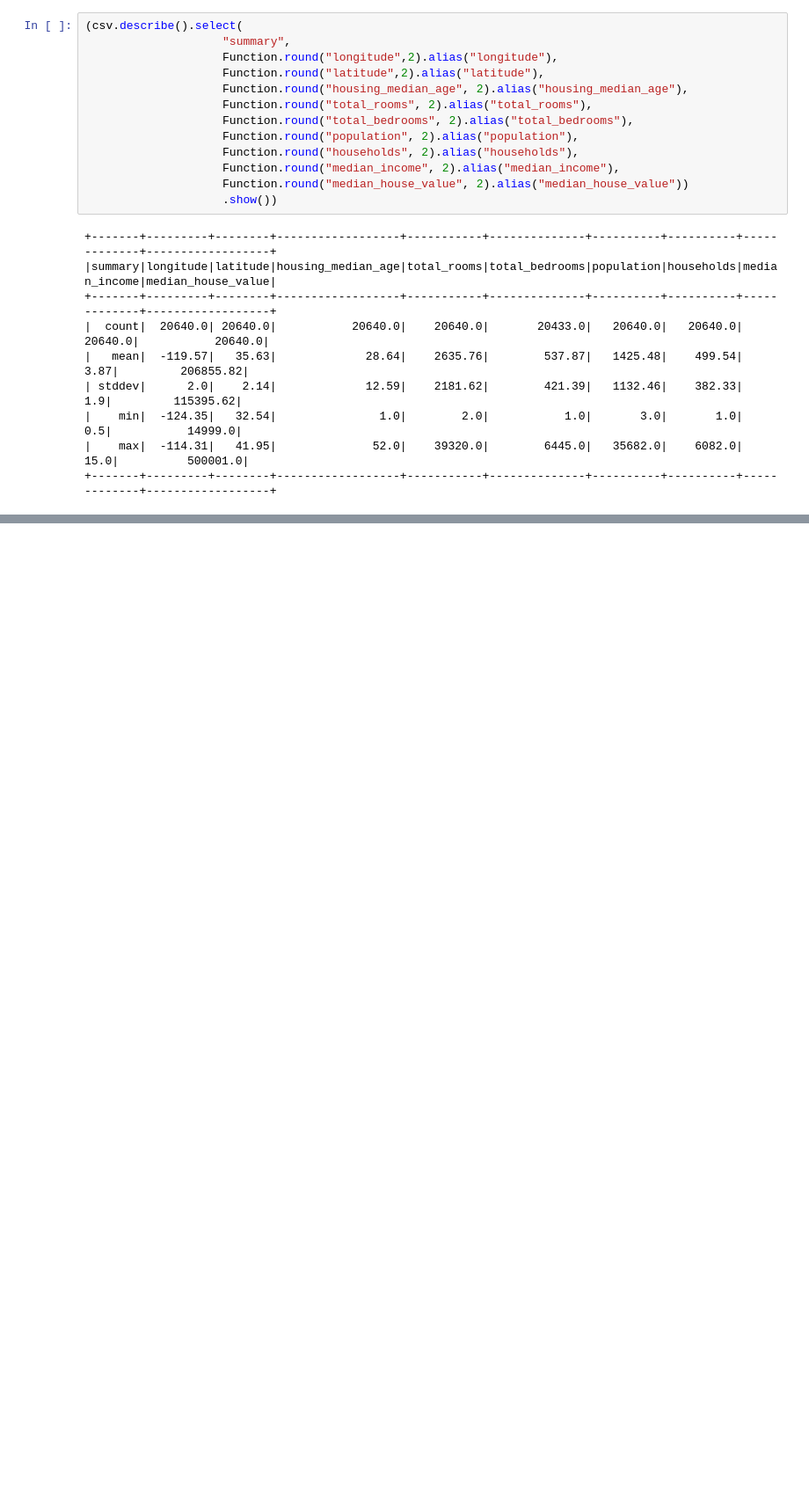
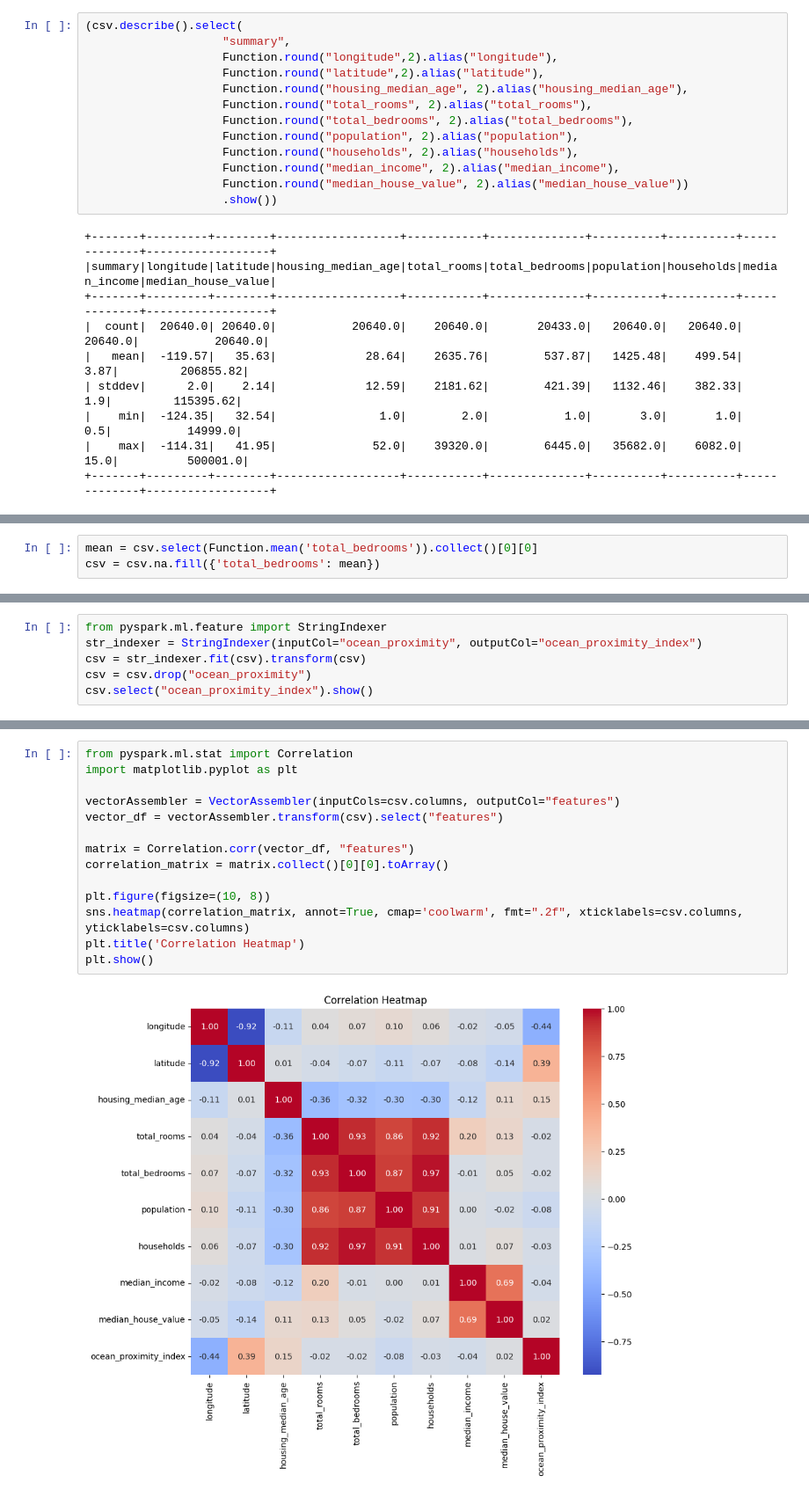
Before and after one commit to YusufDagdeviren/Pyspark-Predict-Housing-Value, a Jupyter notebook: Yusuf_Dagdeviren_Odev_4.ipynb, the cells around one changed output, grey strips where cells are left out. Shown at 88% size. Saved outputs shown, nothing was run; the diff lists cells and outputs as text; blank space fills up the shorter version.

```diff
--- a/Yusuf_Dagdeviren_Odev_4.ipynb
+++ b/Yusuf_Dagdeviren_Odev_4.ipynb
@@ -72,0 +117,3 @@ ocean_prox.toPandas().plot.bar(x="ocean_proximity")
+# %%
+mean = csv.select(Function.mean('total_bedrooms')).collect()[0][0]
+csv = csv.na.fill({'total_bedrooms': mean})
@@ -72,0 +136,6 @@ ocean_prox.toPandas().plot.bar(x="ocean_proximity")
+# %%
+from pyspark.ml.feature import StringIndexer
+str_indexer = StringIndexer(inputCol="ocean_proximity", outputCol="ocean_proximity_index")
+csv = str_indexer.fit(csv).transform(csv)
+csv = csv.drop("ocean_proximity")
+csv.select("ocean_proximity_index").show()
@@ -72,0 +162,16 @@ ocean_prox.toPandas().plot.bar(x="ocean_proximity")
+# %%
+from pyspark.ml.stat import Correlation
+import matplotlib.pyplot as plt
+
+vectorAssembler = VectorAssembler(inputCols=csv.columns, outputCol="features")
+vector_df = vectorAssembler.transform(csv).select("features")
+
+matrix = Correlation.corr(vector_df, "features")
+correlation_matrix = matrix.collect()[0][0].toArray()
+
+plt.figure(figsize=(10, 8))
+sns.heatmap(correlation_matrix, annot=True, cmap='coolwarm', fmt=".2f", xticklabels=csv.columns, yticklabels=csv.columns)
+plt.title('Correlation Heatmap')
+plt.show()
+# %% [output]
+[figure, added]
```
Also changed, not shown: parts of 33 cells of this notebook.
